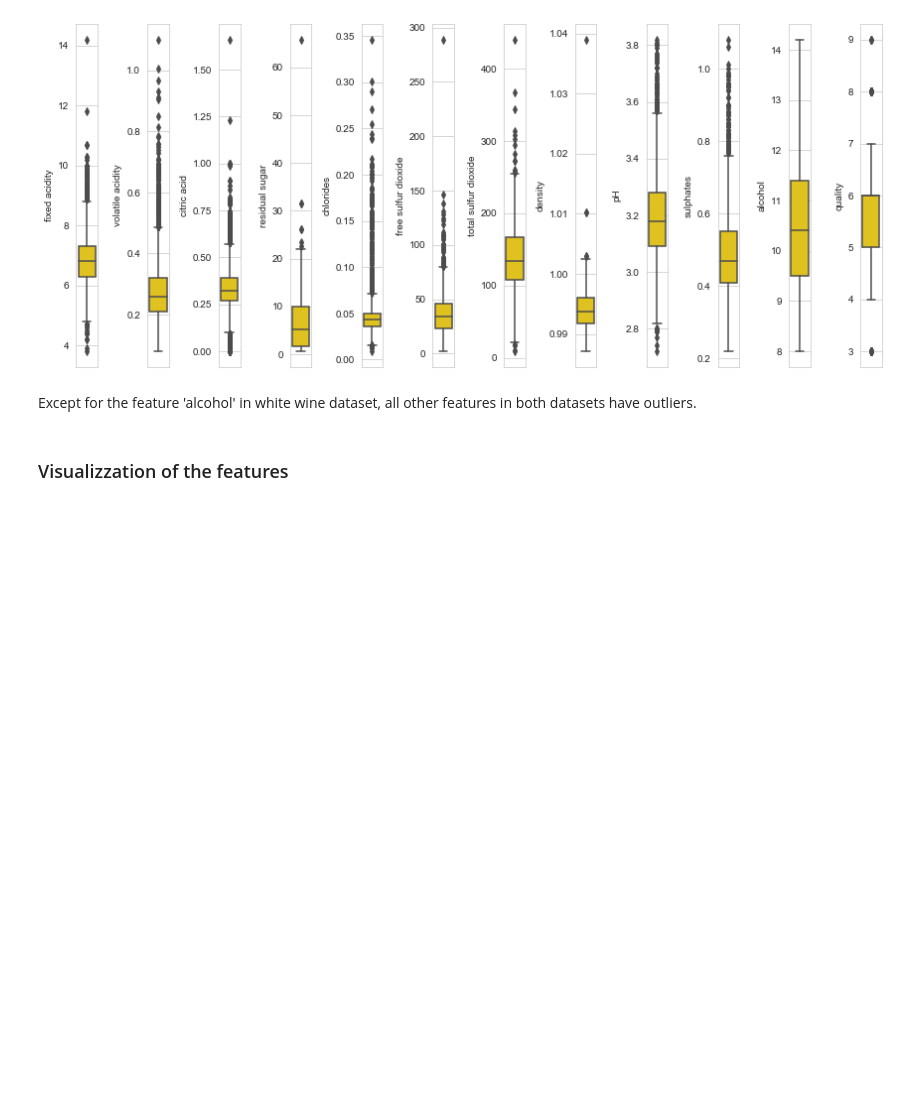
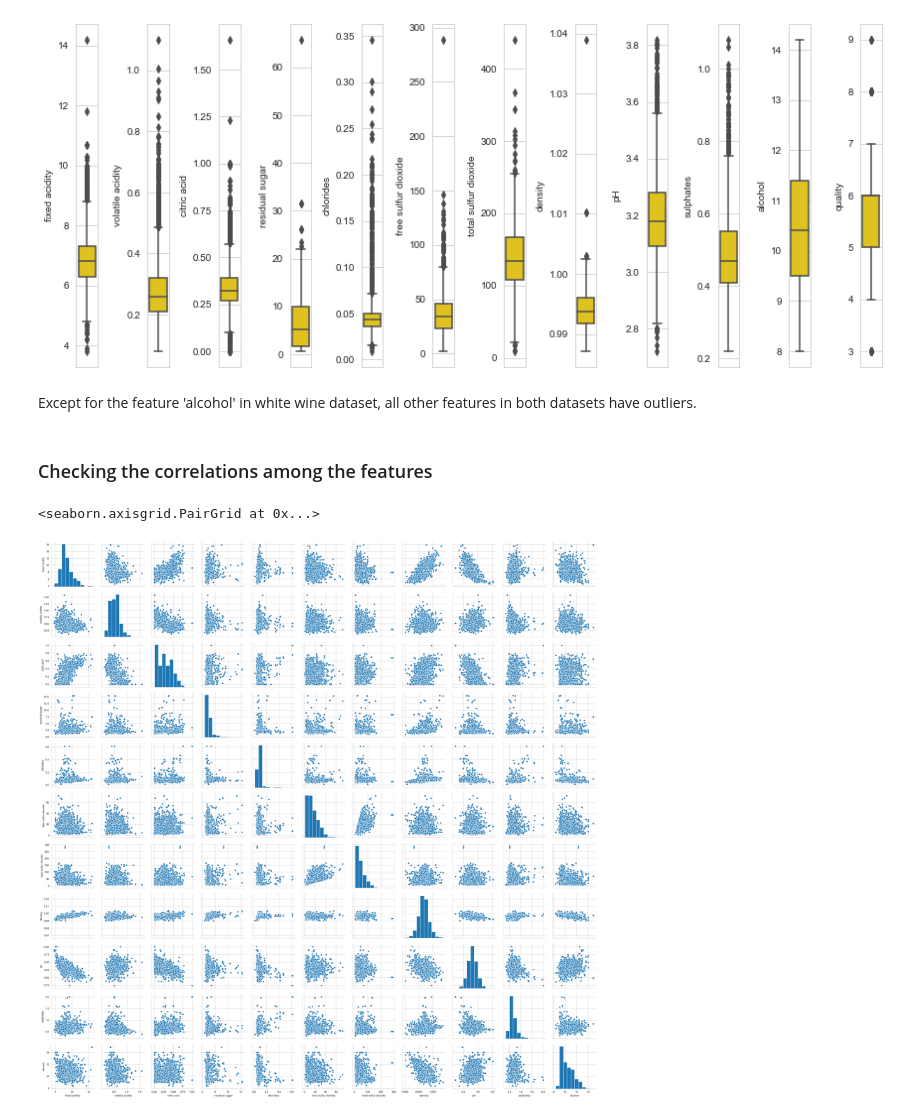
Before and after one commit to kavehamini/Wine-Quality-Project, a Jupyter notebook: Wine Quality Project.ipynb, the cells around one changed output. Cells and saved outputs as stored; diff of their text form; code cells hidden in the pictures; blank space fills up the shorter version.

```diff
--- a/Wine Quality Project.ipynb
+++ b/Wine Quality Project.ipynb
@@ -235,4 +235,10 @@ for i in range(0,len(l)):
 # %% [markdown]
 Except for the feature 'alcohol'  in white wine dataset, all other features in both datasets have outliers.
 # %% [markdown]
-### Visualizzation of the features
+### Checking the correlations among the features
+# %%
+#creating pairplots to check the correlations in red wine dataset
+sns.pairplot(df_red.loc[:, df_red.columns != 'quality'])
+# %% [output]
+<seaborn.axisgrid.PairGrid at 0x...>
+[figure, added]
```
